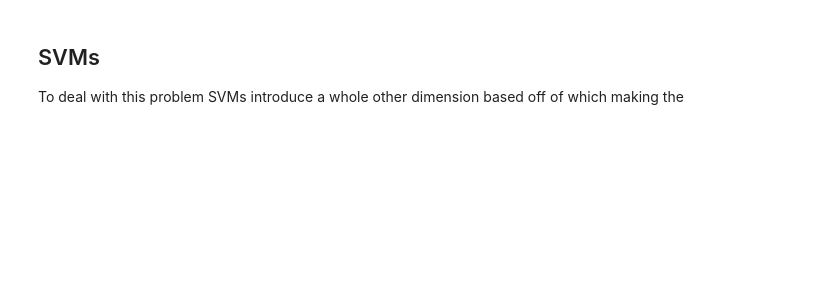
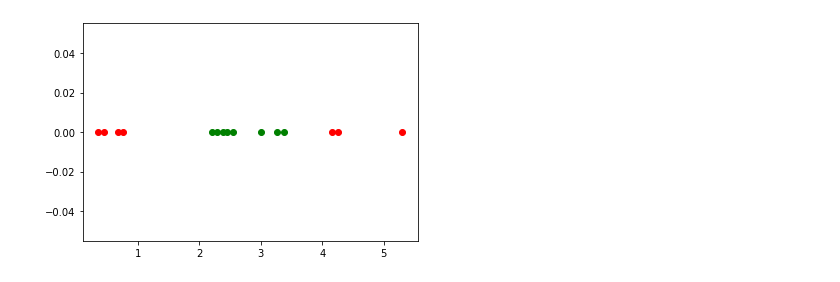
Before and after one commit to aryanpandey/Shaastra_DS_ML_Intro, a Jupyter notebook: SVM/SVM.ipynb, the cells around one changed output. Saved outputs shown, nothing was run; the diff lists cells and outputs as text; code cells hidden in the pictures; blank space fills up the shorter version.

```diff
--- a/SVM/SVM.ipynb
+++ b/SVM/SVM.ipynb
@@ -35,4 +31,14 @@ These are the sort of problems in which SVMs really shine
-# %% [markdown]
-## SVMs
-
-To deal with this problem SVMs introduce a whole other dimension based off of which making the
+# %%
+import matplotlib.pyplot as plt
+import numpy as np
+cured_doses = np.array([2.21,2.29,2.38,2.45,2.54,3,3.26,3.38])
+cured_plot = np.zeros((8))
+
+notcured_doses = np.array([0.35,0.45,0.67,0.75,4.15,4.26,5.3])
+notcured_plot = np.zeros((7))
+
+plt.plot(cured_doses,cured_plot,'go')
+plt.plot(notcured_doses,notcured_plot,'ro')
+plt.show()
+# %% [output]
+[figure, added]
```
Also changed, not shown: parts of 44 cells of this notebook, 2 other files.
